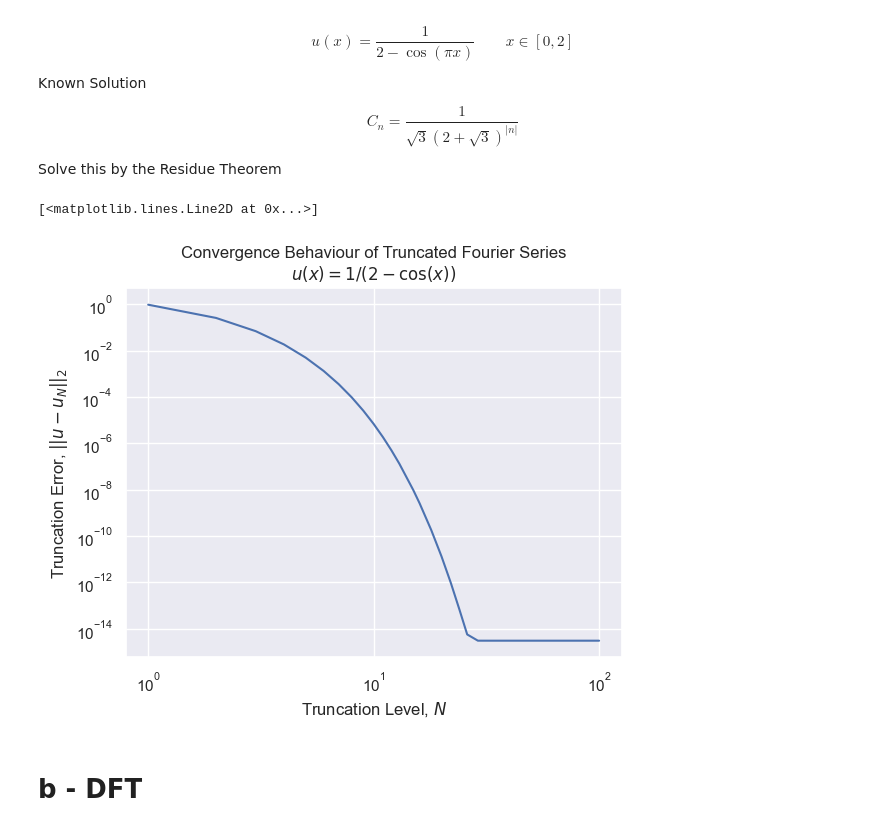
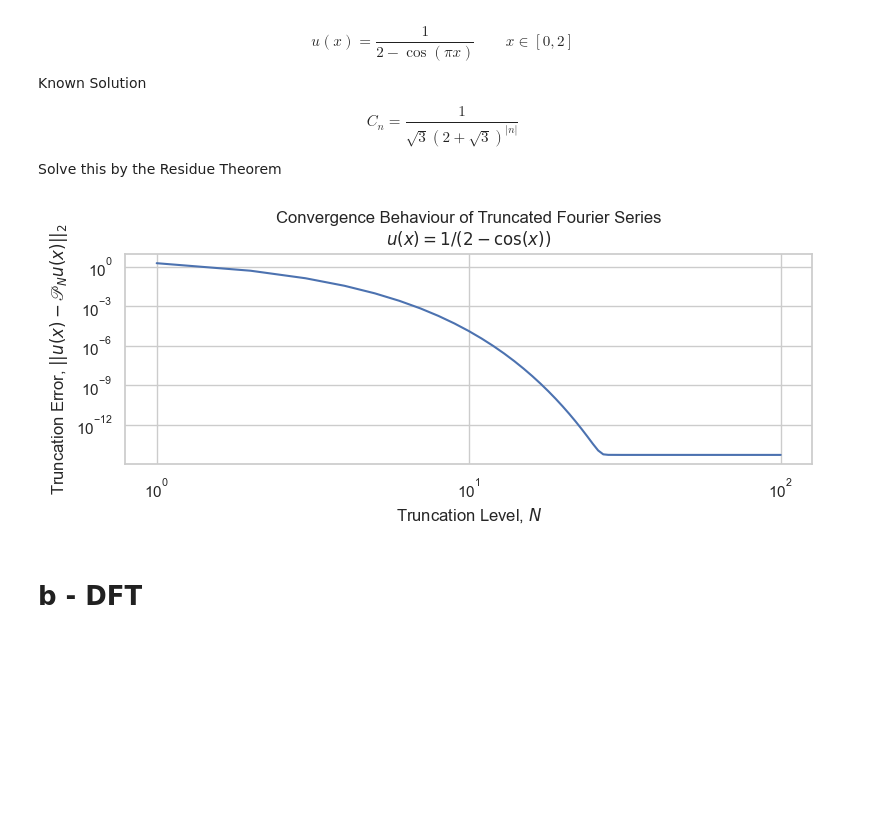
Before and after one commit to JeppeKlitgaard/02689-Advanced-Numerical-Methods, a Jupyter notebook: assignment_1/jk_1_fourier.ipynb, the cells around one changed output. Cells and saved outputs as stored; diff of their text form; code cells hidden in the pictures; blank space fills up the shorter version.

Commit message:
feat: 1a figure

```diff
--- a/assignment_1/jk_1_fourier.ipynb
+++ b/assignment_1/jk_1_fourier.ipynb
@@ -4,7 +4,7 @@ import scipy
 import seaborn as sns
 import matplotlib.pyplot as plt
 # %%
-sns.set_theme()
+sns.set_theme(style="whitegrid")
 # %% [markdown]
 # a - Exact Solution vs Truncated Fourier Series
 
@@ -29,38 +29,40 @@ Solve this by the Residue Theorem
 def C_n(n):
     quot = np.sqrt(3) * (2 + np.sqrt(3)) ** np.abs(n)
     return 1/quot
 
 def u(x):
     return 1.0 / (2.0 - np.cos(x))
 
 
-x = np.linspace(0, 2 * np.pi, 250)
+x = np.linspace(0, 2 * np.pi, 1000)
 y_exact = u(x)
 
 
 # Ns = [10, 50, 100, 300, 1000, 3000, 10000]
 Ns = [1, 3, 10, 30, 100, 300]
-Ns = np.geomspace(1, 100, dtype=int)
+Ns = np.geomspace(1, 100, 200, dtype=int)
 errors = []
 
 for N in Ns:
     y_trunc = np.zeros_like(x, dtype="complex")
     for n in range(-N, N + 1):
         y_trunc += C_n(n) * np.exp(1j * n * x)
 
     residual = y_exact - y_trunc
     errors.append(np.linalg.norm(residual))
     # y_trunc = np.real(y_trunc)
 # plt.plot(x, y_trunc)
 # plt.plot(x, y_exact)
 
+plt.figure(figsize=(8, 3.5))
 plt.title("Convergence Behaviour of Truncated Fourier Series\n$u(x) = 1 / (2 - \\cos(x))$")
 plt.xlabel("Truncation Level, $N$")
-plt.ylabel("Truncation Error, $||u - u_N||_2$")
+plt.ylabel("Truncation Error, $||u(x) - 𝒫︀_N u(x)||_2$")
 plt.loglog(Ns, errors)
+plt.tight_layout()
+plt.savefig("report/output/1a_fourier_truncation_convergence.png", dpi=600)
 # %% [output]
-[<matplotlib.lines.Line2D at 0x...>]
-[figure, old version]
+[figure, new version]
 # %% [markdown]
 # b - DFT
 # %%
```
Also changed, not shown: parts of 1 cell of this notebook, 1 other file.
